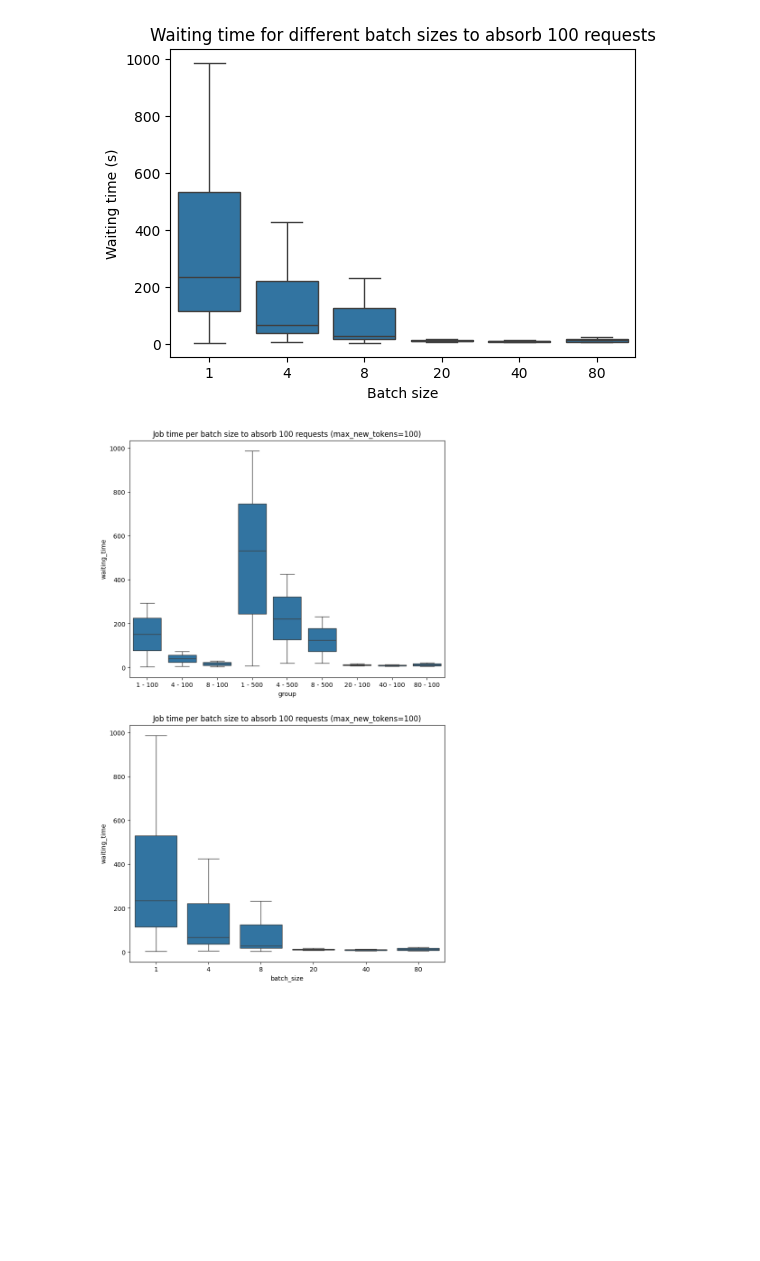
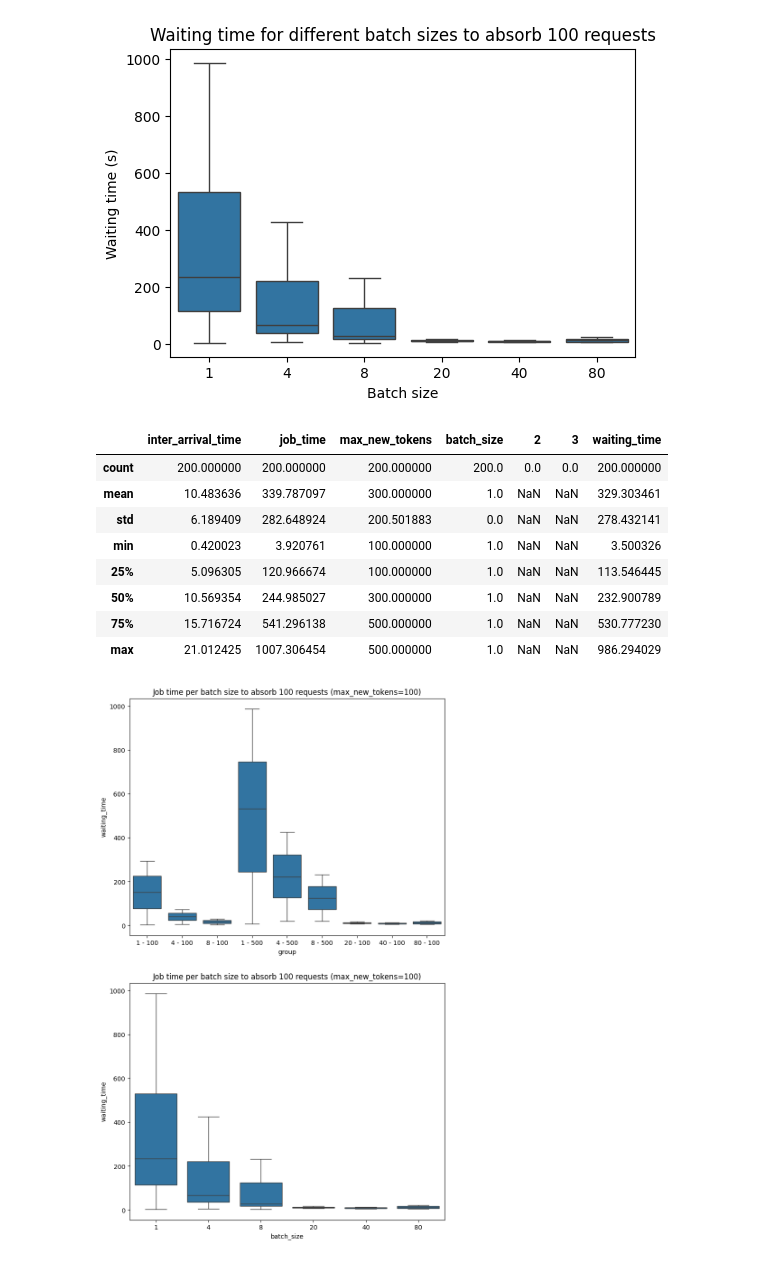
Before and after one commit to darmangerd/llama3-scheduling, a Jupyter notebook: JobTime.ipynb, the cells around one changed output. Drawn from its saved outputs; the diff is of its cells as text; code cells hidden in the pictures; blank space fills up the shorter version.

```diff
--- a/JobTime.ipynb
+++ b/JobTime.ipynb
@@ -124,6 +232,18 @@ plt.title('Waiting time for different batch sizes to absorb 100 requests')
 plt.show()
 # %% [output]
 [figure]
+# %%
+df[df['batch_size'] == 1].describe()
+# %% [output]
+|  | inter_arrival_time | job_time | max_new_tokens | batch_size | 2 | 3 | waiting_time |
+| count | 200.000000 | 200.000000 | 200.000000 | 200.0 | 0.0 | 0.0 | 200.000000 |
+| mean | 10.483636 | 339.787097 | 300.000000 | 1.0 | NaN | NaN | 329.303461 |
+| std | 6.189409 | 282.648924 | 200.501883 | 0.0 | NaN | NaN | 278.432141 |
+| min | 0.420023 | 3.920761 | 100.000000 | 1.0 | NaN | NaN | 3.500326 |
+| 25% | 5.096305 | 120.966674 | 100.000000 | 1.0 | NaN | NaN | 113.546445 |
+| 50% | 10.569354 | 244.985027 | 300.000000 | 1.0 | NaN | NaN | 232.900789 |
+| 75% | 15.716724 | 541.296138 | 500.000000 | 1.0 | NaN | NaN | 530.777230 |
+| max | 21.012425 | 1007.306454 | 500.000000 | 1.0 | NaN | NaN | 986.294029 |
 # %%
 fig, axs = plt.subplots(2, 1, figsize=(9, 15))
 sns.boxplot(data=df, x='group', y='waiting_time', ax=axs[0])
```
Also changed, not shown: parts of 7 cells of this notebook.
